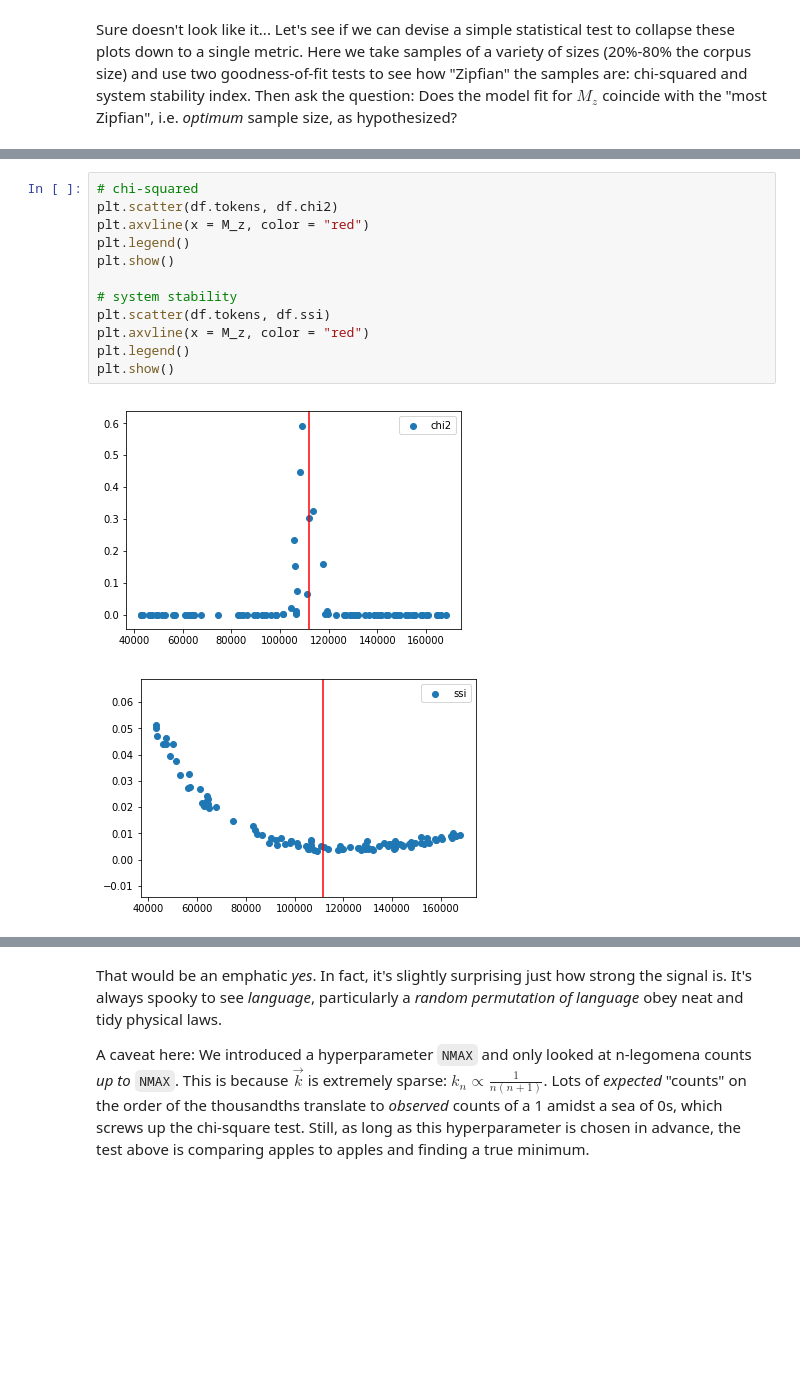
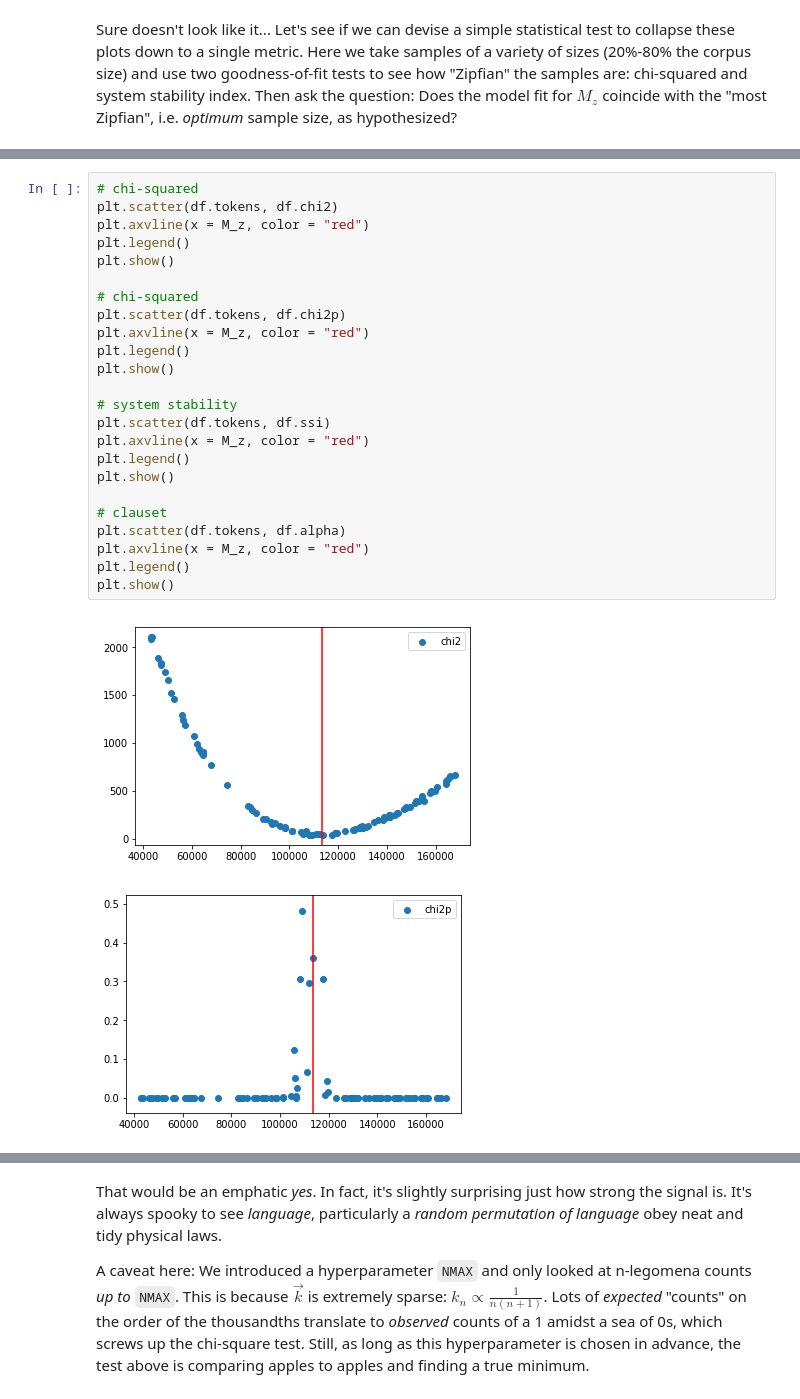
Before and after one commit to VictorDavis/legomena, a Jupyter notebook: notebooks/zipf-test.ipynb, the cells around one changed output, grey strips where cells are left out. Cells and saved outputs as stored; diff of their text form; blank space fills up the shorter version.

```diff
--- a/notebooks/zipf-test.ipynb
+++ b/notebooks/zipf-test.ipynb
@@ -186,15 +198,27 @@ Optimum (M_z,N_z) = (111700, 12176)
 # %%
 # chi-squared
 plt.scatter(df.tokens, df.chi2)
+plt.axvline(x = M_z, color = "red")
+plt.legend()
+plt.show()
+
+# chi-squared
+plt.scatter(df.tokens, df.chi2p)
 plt.axvline(x = M_z, color = "red")
 plt.legend()
 plt.show()
 
 # system stability
 plt.scatter(df.tokens, df.ssi)
 plt.axvline(x = M_z, color = "red")
 plt.legend()
 plt.show()
+
+# clauset
+plt.scatter(df.tokens, df.alpha)
+plt.axvline(x = M_z, color = "red")
+plt.legend()
+plt.show()
 # %% [output]
-[figure, old version]
+[figure, new version]
-[figure, old version]
+[figure, new version]
```
Also changed, not shown: parts of 8 cells of this notebook, 2 other files.
